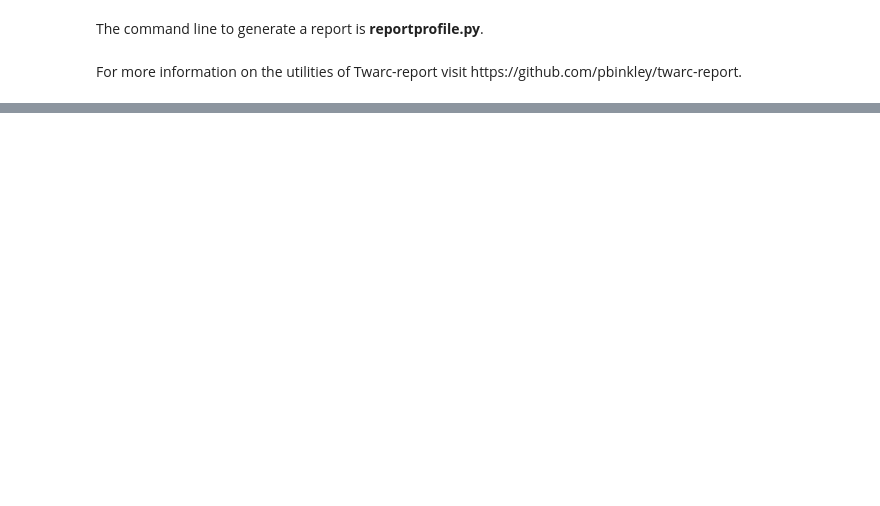
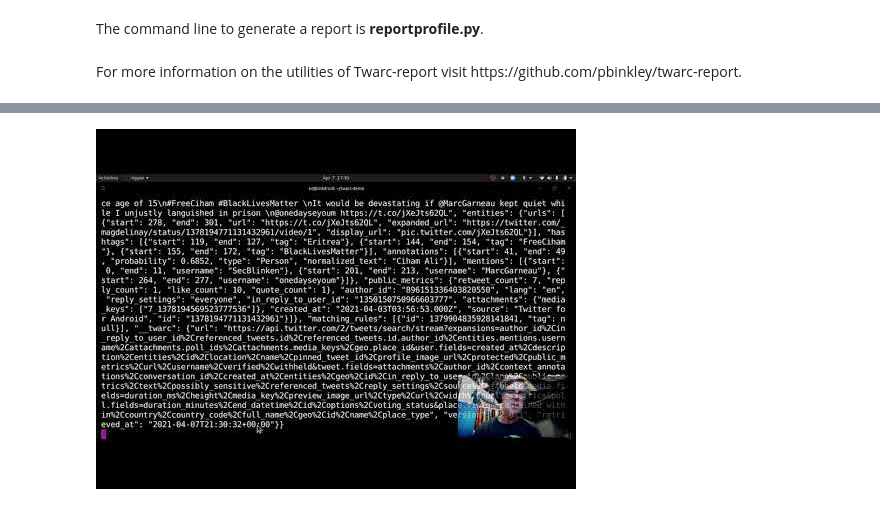
Before and after one commit to cases-umd/RickyRenuncia-case-module, a Jupyter notebook: twarc.ipynb, the cells around one changed output, grey strips where cells are left out. Drawn from its saved outputs; the diff is of its cells as text; code cells hidden in the pictures; blank space fills up the shorter version.

Commit message:
Imported latest version of files from twarc Jupiter notebook.

```diff
--- a/twarc.ipynb
+++ b/twarc.ipynb
@@ -83,0 +126,7 @@ Change directory
+# %%
+from IPython.display import YouTubeVideo
+# quick demo of how to use twarc2 to talk to the Twitter V2 API and access the full historical archive using the Academic Research Product Track.
+# Video credit: Ed Summers.
+YouTubeVideo('t1kT719vxlQ')
+# %% [output]
+[figure, added]
```
Also changed, not shown: parts of 19 cells of this notebook, 6 other files.
